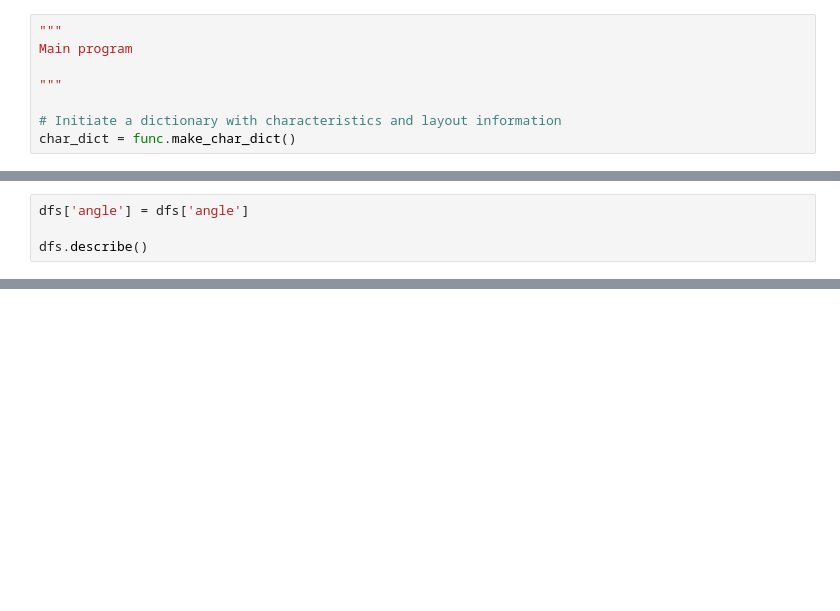
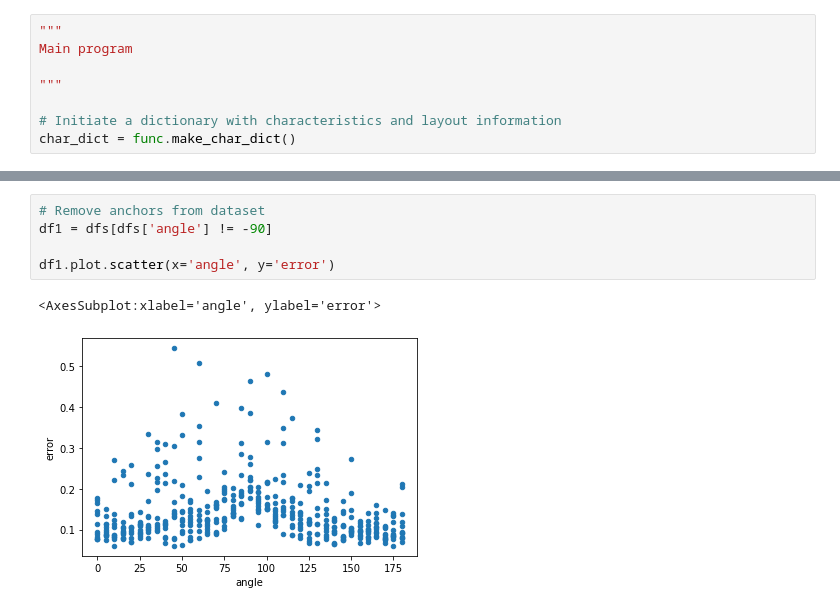
Before and after one commit to TheThorb/Leirmo_Exp1_Publication1, a Jupyter notebook: Mirror and scale angles.ipynb, the cells around one changed output, grey strips where cells are left out. Drawn from its saved outputs; the diff is of its cells as text; blank space fills up the shorter version.

```diff
--- a/Mirror and scale angles.ipynb
+++ b/Mirror and scale angles.ipynb
@@ -53,4 +48,0 @@ dfs.describe()
-# %%
-dfs['angle'] = dfs['angle']
-
-dfs.describe()
@@ -66,0 +49,8 @@ dfs.describe()
+# %%
+# Remove anchors from dataset
+df1 = dfs[dfs['angle'] != -90]
+
+df1.plot.scatter(x='angle', y='error')
+# %% [output]
+<AxesSubplot:xlabel='angle', ylabel='error'>
+[figure, added]
```
Also changed, not shown: parts of 13 cells of this notebook.
